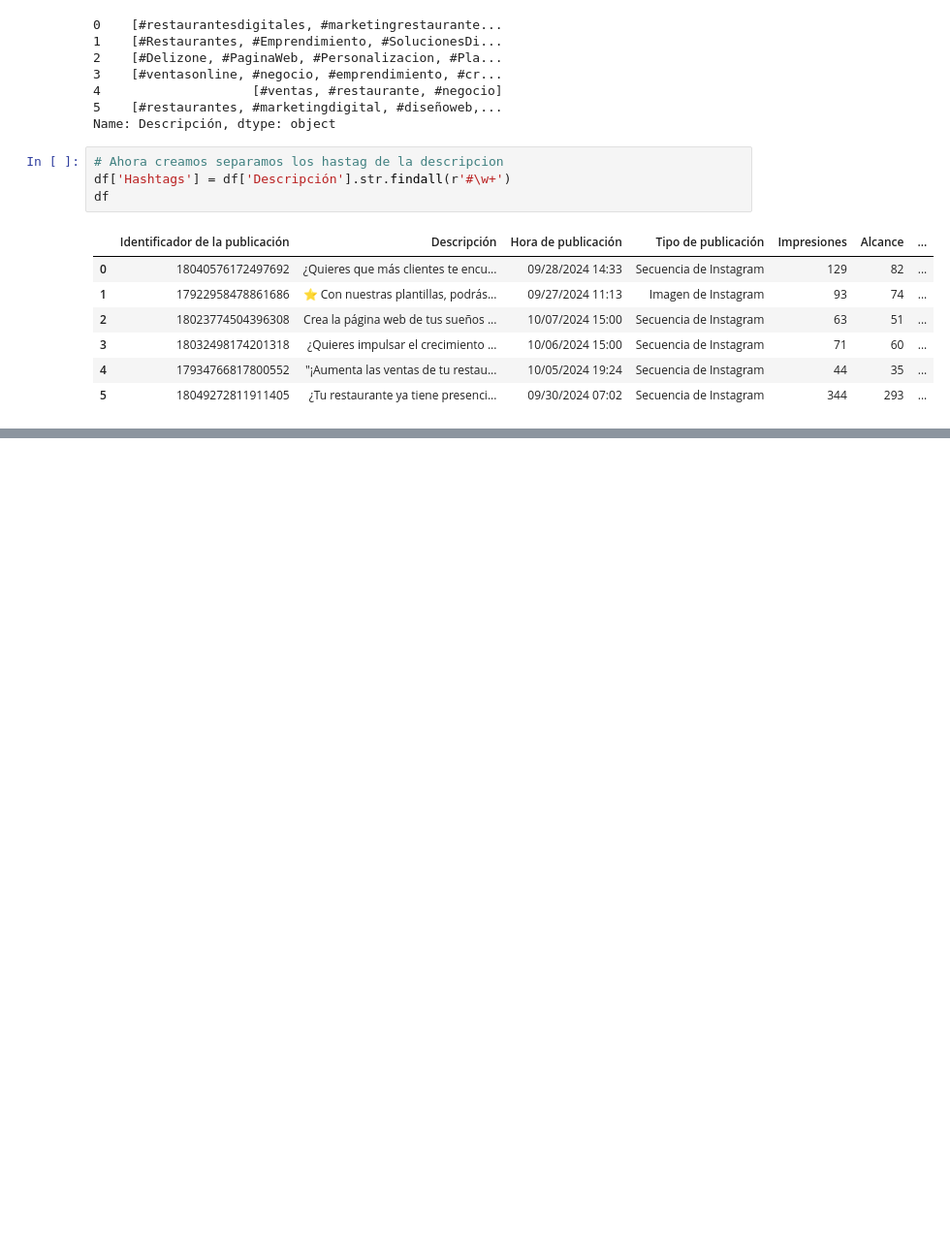
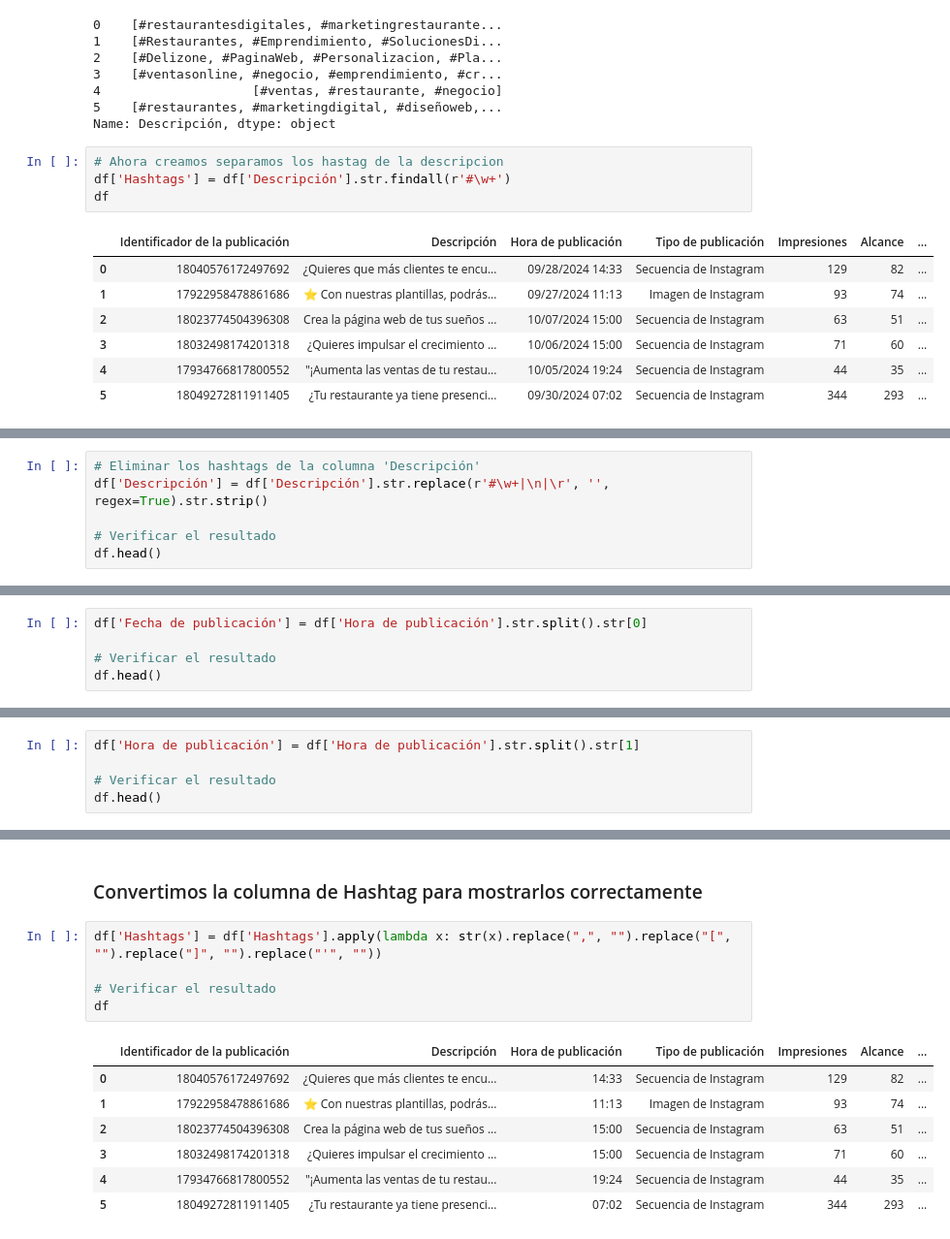
Before and after one commit to CtrlJason/Proyecto-Analisis-DeliZone, a Jupyter notebook: etl/etl_proceso.ipynb, the cells around one changed output, grey strips where cells are left out. Shown: that part at 97% size. Drawn from its saved outputs; the diff is of its cells as text; blank space fills up the shorter version.

```diff
--- a/etl/etl_proceso.ipynb
+++ b/etl/etl_proceso.ipynb
@@ -108,0 +112,6 @@ df
+# %%
+# Eliminar los hashtags de la columna 'Descripción'
+df['Descripción'] = df['Descripción'].str.replace(r'#\w+|\n|\r', '', regex=True).str.strip()
+
+# Verificar el resultado
+df.head()
@@ -108,0 +127,5 @@ df
+# %%
+df['Fecha de publicación'] = df['Hora de publicación'].str.split().str[0]
+
+# Verificar el resultado
+df.head()
@@ -108,0 +141,5 @@ df
+# %%
+df['Hora de publicación'] = df['Hora de publicación'].str.split().str[1]
+
+# Verificar el resultado
+df.head()
@@ -108,0 +153,15 @@ df
+# %% [markdown]
+### Convertimos la columna de Hashtag para mostrarlos correctamente
+# %%
+df['Hashtags'] = df['Hashtags'].apply(lambda x: str(x).replace(",", "").replace("[", "").replace("]", "").replace("'", ""))
+
+# Verificar el resultado
+df
+# %% [output]
+|  | Identificador de la publicación | Descripción | Hora de publicación | Tipo de publicación | Impresiones | Alcance | ... |
+| 0 | 18040576172497692 | ¿Quieres que más clientes te encu... | 14:33 | Secuencia de Instagram | 129 | 82 | ... |
+| 1 | 17922958478861686 | ⭐ Con nuestras plantillas, podrás... | 11:13 | Imagen de Instagram | 93 | 74 | ... |
+| 2 | 18023774504396308 | Crea la página web de tus sueños ... | 15:00 | Secuencia de Instagram | 63 | 51 | ... |
+| 3 | 18032498174201318 | ¿Quieres impulsar el crecimiento ... | 15:00 | Secuencia de Instagram | 71 | 60 | ... |
+| 4 | 17934766817800552 | "¡Aumenta las ventas de tu restau... | 19:24 | Secuencia de Instagram | 44 | 35 | ... |
+| 5 | 18049272811911405 | ¿Tu restaurante ya tiene presenci... | 07:02 | Secuencia de Instagram | 344 | 293 | ... |
```
Also changed, not shown: parts of 18 cells of this notebook, 3 other files.
